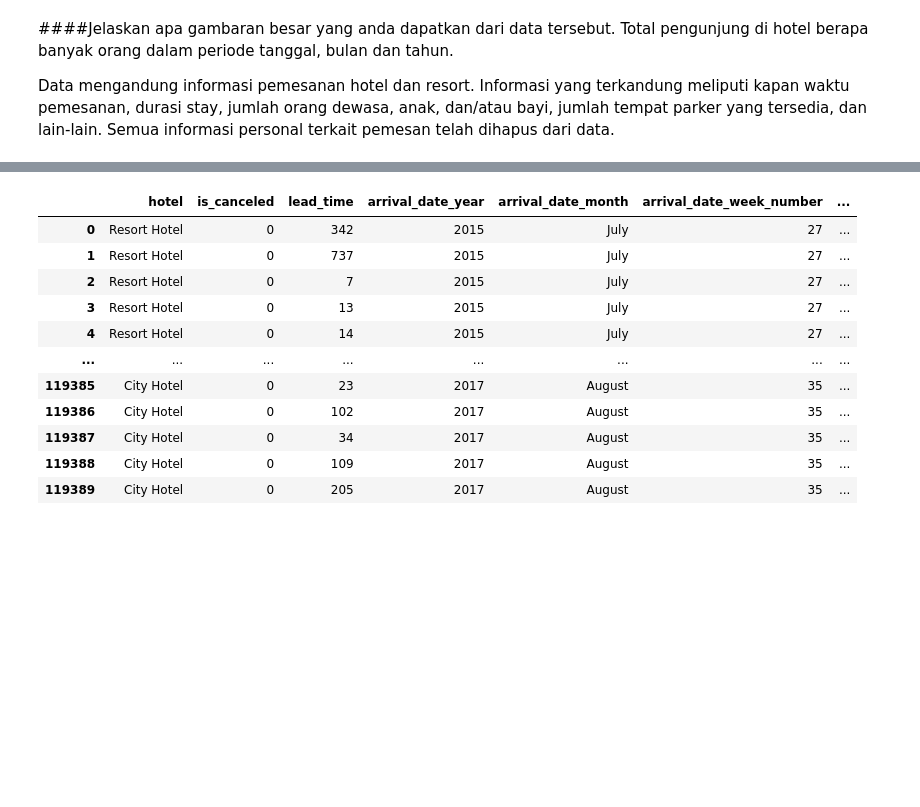
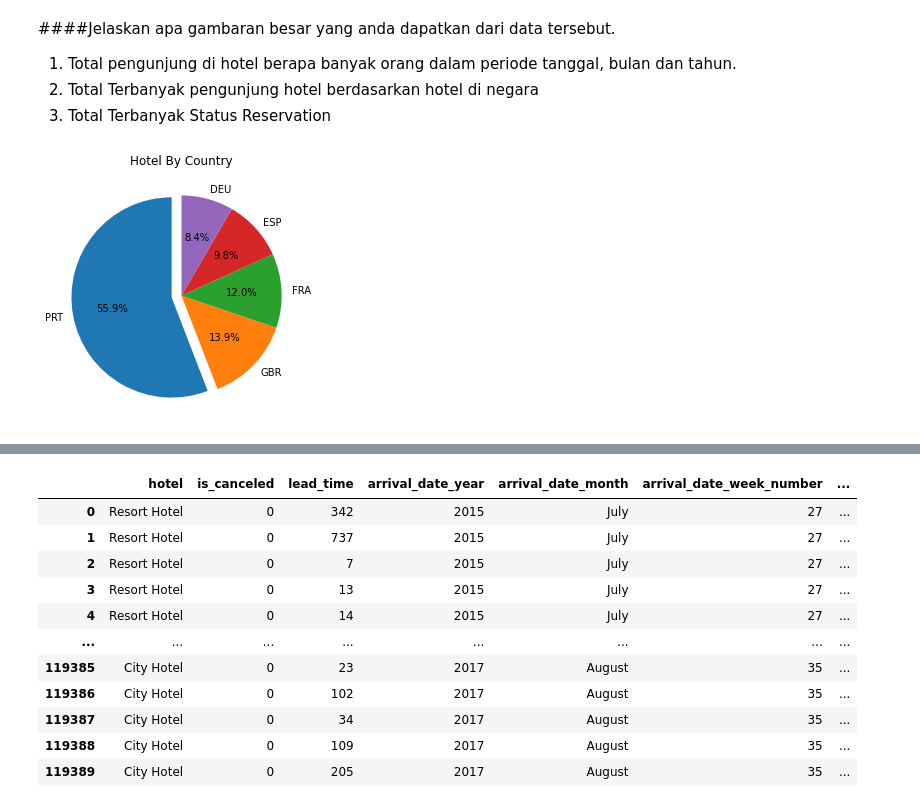
Before and after one commit to rangersx/aris_intermediate_python, a Jupyter notebook: Tugas Akhir.ipynb, the cells around one changed output, grey strips where cells are left out. Saved outputs shown, nothing was run; the diff lists cells and outputs as text; code cells hidden in the pictures; blank space fills up the shorter version.

```diff
--- a/Tugas Akhir.ipynb
+++ b/Tugas Akhir.ipynb
@@ -4,7 +4,6 @@ import pandas as pd
 data = pd.read_csv('hotel.csv')
 # %% [markdown]
 ####Jelaskan apa gambaran besar yang anda dapatkan dari data tersebut.
-Total pengunjung di hotel berapa banyak orang dalam periode tanggal, bulan dan tahun.
-
-Data mengandung informasi pemesanan hotel dan resort. Informasi yang terkandung meliputi kapan waktu pemesanan, durasi stay, jumlah orang dewasa, anak, dan/atau bayi, jumlah tempat parker yang tersedia, dan lain-lain.
-Semua informasi personal terkait pemesan telah dihapus dari data.
+1. Total pengunjung di hotel berapa banyak orang dalam periode tanggal, bulan dan tahun.
+2. Total Terbanyak pengunjung hotel berdasarkan hotel di negara
+3. Total Terbanyak Status Reservation
@@ -10,0 +13,16 @@ Semua informasi personal terkait pemesan telah dihapus dari data.
+# %%
+dataCountry = data['country'].value_counts().rename_axis('country').reset_index(name='counts')
+rankCountry = dataCountry.iloc[:5,:]
+# %%
+pieLabel = rankCountry['country']
+pieData = rankCountry['counts']
+
+explode = np.zeros(len(pieData))
+explode[pieData.argmax()] = 0.1
+
+plt.pie(pieData, labels=pieLabel, autopct = '%1.1f%%', explode=explode, startangle=90)
+plt.title("Hotel By Country")
+plt.tight_layout()
+plt.show()
+# %% [output]
+[figure, added]
```
Also changed, not shown: parts of 58 cells of this notebook.
